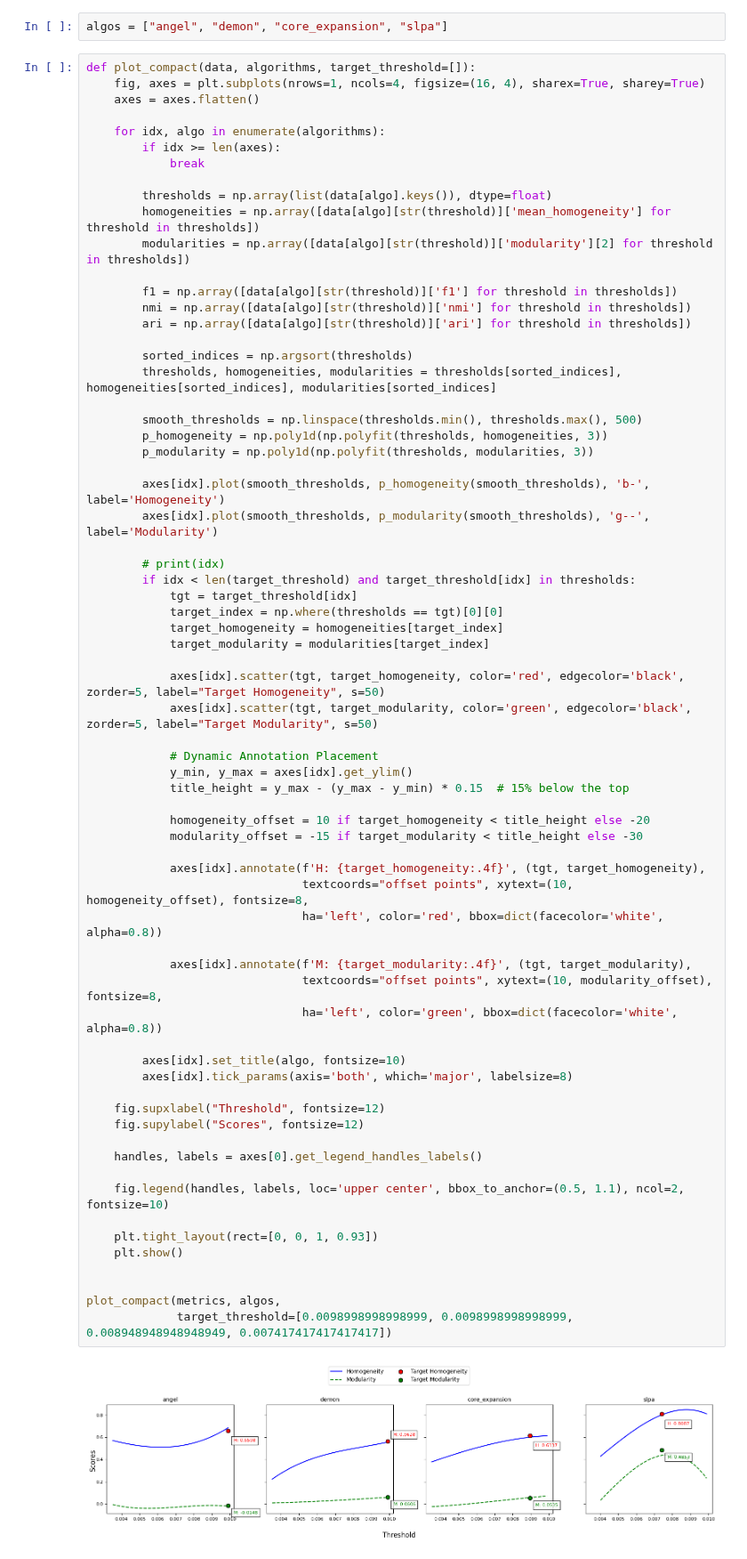
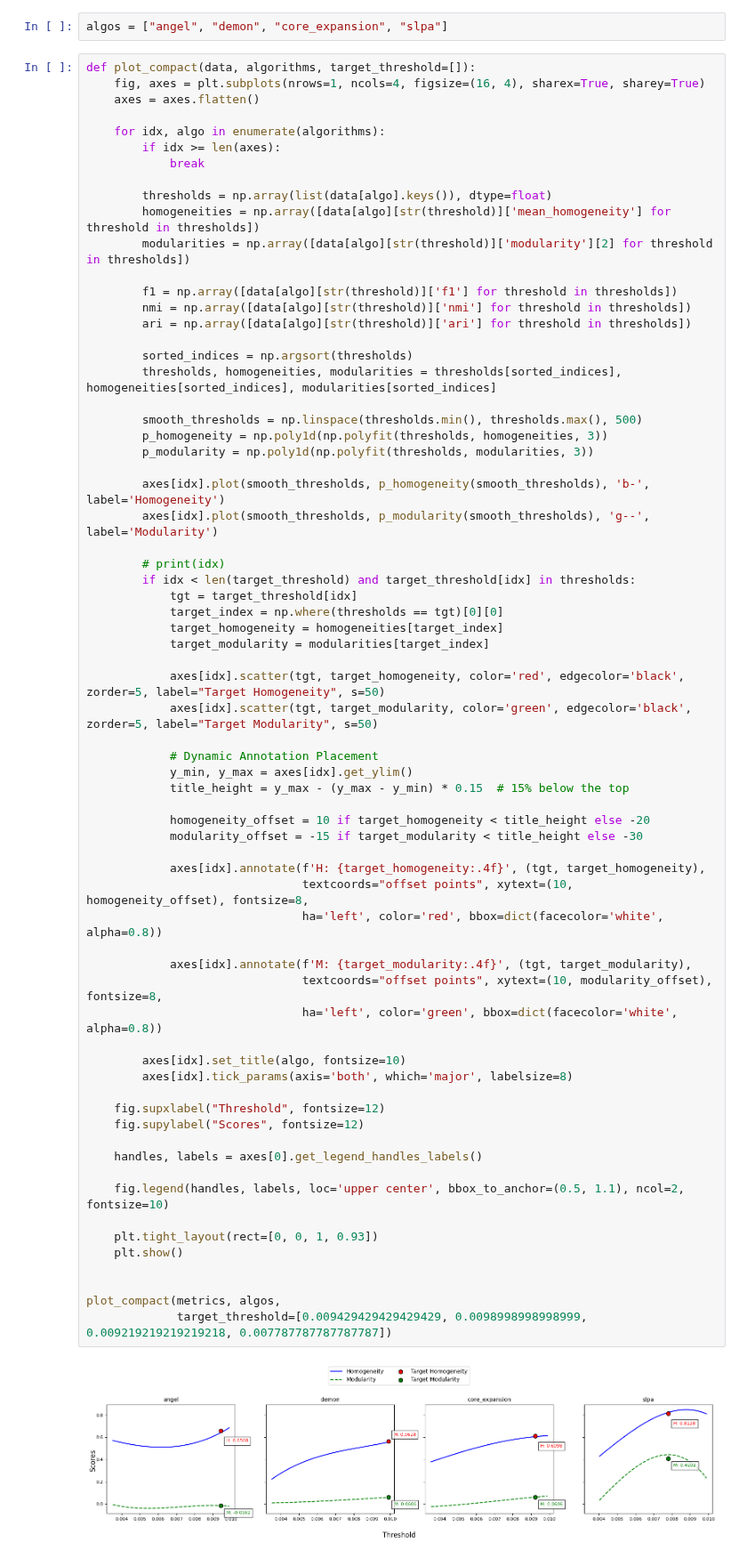
Before and after one commit to kernelism/community-classification-reddit, a Jupyter notebook: notebooks_v2/OCD.ipynb, the cells around one changed output. Shown at 89% size. Drawn from its saved outputs; the diff is of its cells as text.

Commit message:
updated plots

```diff
--- a/notebooks_v2/OCD.ipynb
+++ b/notebooks_v2/OCD.ipynb
@@ -585,35 +585,35 @@ def plot_compact(data, algorithms, target_threshold=[]):
             y_min, y_max = axes[idx].get_ylim()
             title_height = y_max - (y_max - y_min) * 0.15  # 15% below the top
 
             homogeneity_offset = 10 if target_homogeneity < title_height else -20
             modularity_offset = -15 if target_modularity < title_height else -30
 
             axes[idx].annotate(f'H: {target_homogeneity:.4f}', (tgt, target_homogeneity),
                                textcoords="offset points", xytext=(10, homogeneity_offset), fontsize=8,
                                ha='left', color='red', bbox=dict(facecolor='white', alpha=0.8))
 
             axes[idx].annotate(f'M: {target_modularity:.4f}', (tgt, target_modularity),
                                textcoords="offset points", xytext=(10, modularity_offset), fontsize=8,
                                ha='left', color='green', bbox=dict(facecolor='white', alpha=0.8))
 
         axes[idx].set_title(algo, fontsize=10)
         axes[idx].tick_params(axis='both', which='major', labelsize=8)
 
     fig.supxlabel("Threshold", fontsize=12)
     fig.supylabel("Scores", fontsize=12)
 
     handles, labels = axes[0].get_legend_handles_labels()
 
     fig.legend(handles, labels, loc='upper center', bbox_to_anchor=(0.5, 1.1), ncol=2, fontsize=10)
 
     plt.tight_layout(rect=[0, 0, 1, 0.93])
     plt.show()
 
 
 plot_compact(metrics, algos,
-             target_threshold=[0.0098998998998999, 0.0098998998998999, 0.008948948948948949, 0.007417417417417417])
+             target_threshold=[0.009429429429429429, 0.0098998998998999, 0.009219219219219218, 0.007787787787787787])
 # %% [output]
-[figure, old version]
+[figure, new version]
 # %%
 base_path = "./overlapping_communities"
 sizes = {}
```
Also changed, not shown: 1 other file.
